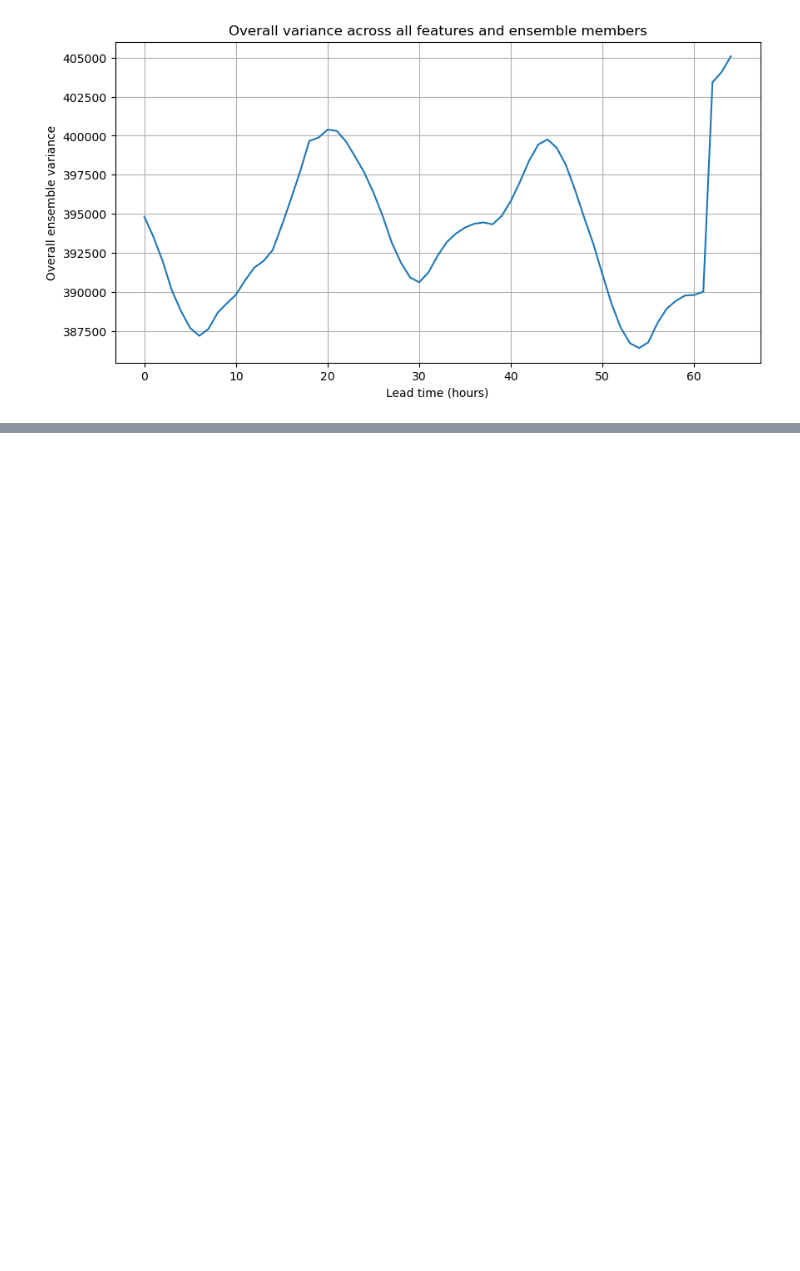
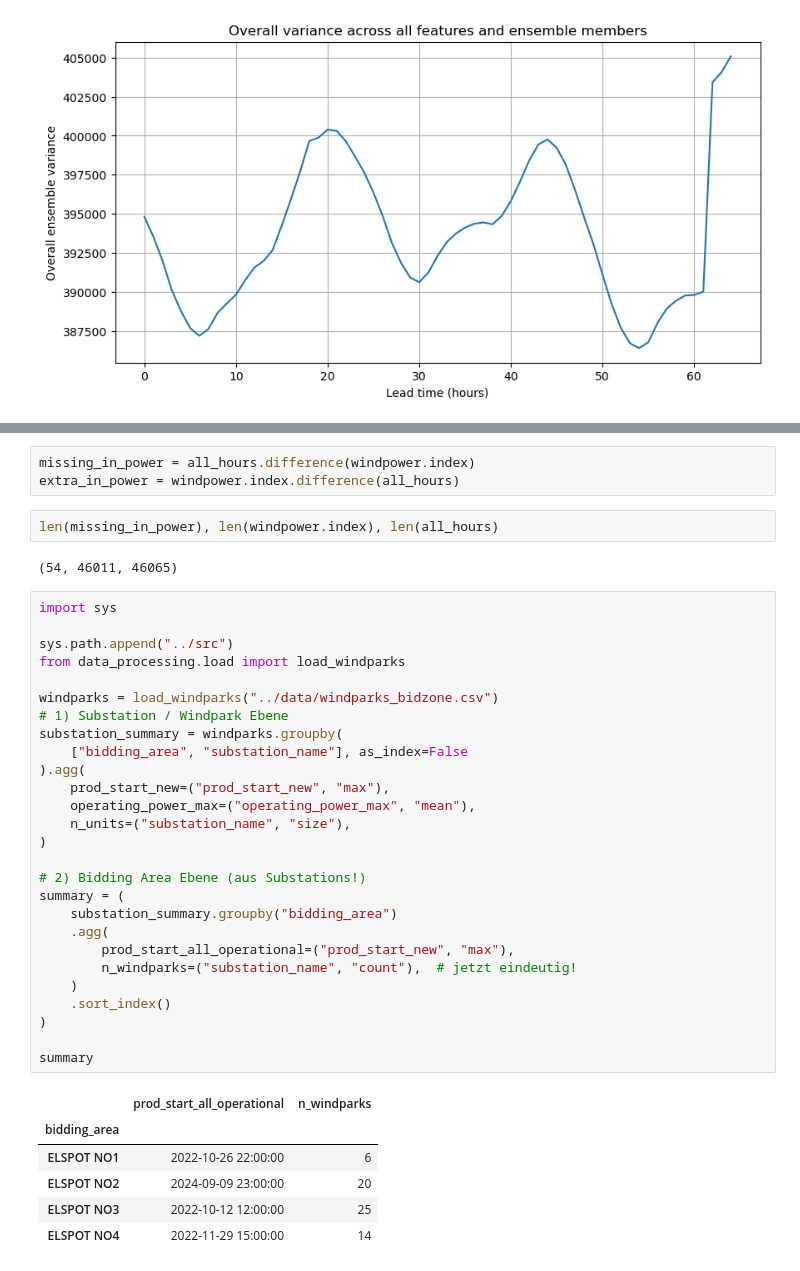
Before and after one commit to noemiwbr/master_thesis, a Jupyter notebook: notebooks/data_analysis.ipynb, the cells around one changed output, grey strips where cells are left out. Saved outputs shown, nothing was run; the diff lists cells and outputs as text; blank space fills up the shorter version.

Commit message:
data analysis notebook

```diff
--- a/notebooks/data_analysis.ipynb
+++ b/notebooks/data_analysis.ipynb
@@ -36,0 +122,41 @@ Column mapping summary:
+# %%
+missing_in_power = all_hours.difference(windpower.index)
+extra_in_power = windpower.index.difference(all_hours)
+# %%
+len(missing_in_power), len(windpower.index), len(all_hours)
+# %% [output]
+(54, 46011, 46065)
+# %%
+import sys
+
+sys.path.append("../src")
+from data_processing.load import load_windparks
+
+windparks = load_windparks("../data/windparks_bidzone.csv")
+# 1) Substation / Windpark Ebene
+substation_summary = windparks.groupby(
+    ["bidding_area", "substation_name"], as_index=False
+).agg(
+    prod_start_new=("prod_start_new", "max"),
+    operating_power_max=("operating_power_max", "mean"),
+    n_units=("substation_name", "size"),
+)
+
+# 2) Bidding Area Ebene (aus Substations!)
+summary = (
+    substation_summary.groupby("bidding_area")
+    .agg(
+        prod_start_all_operational=("prod_start_new", "max"),
+        n_windparks=("substation_name", "count"),  # jetzt eindeutig!
+    )
+    .sort_index()
+)
+
+summary
+# %% [output]
+|  | prod_start_all_operational | n_windparks |
+| bidding_area |  |  |
+| ELSPOT NO1 | 2022-10-26 22:00:00 | 6 |
+| ELSPOT NO2 | 2024-09-09 23:00:00 | 20 |
+| ELSPOT NO3 | 2022-10-12 12:00:00 | 25 |
+| ELSPOT NO4 | 2022-11-29 15:00:00 | 14 |
```
Also changed, not shown: parts of 8 cells of this notebook.
